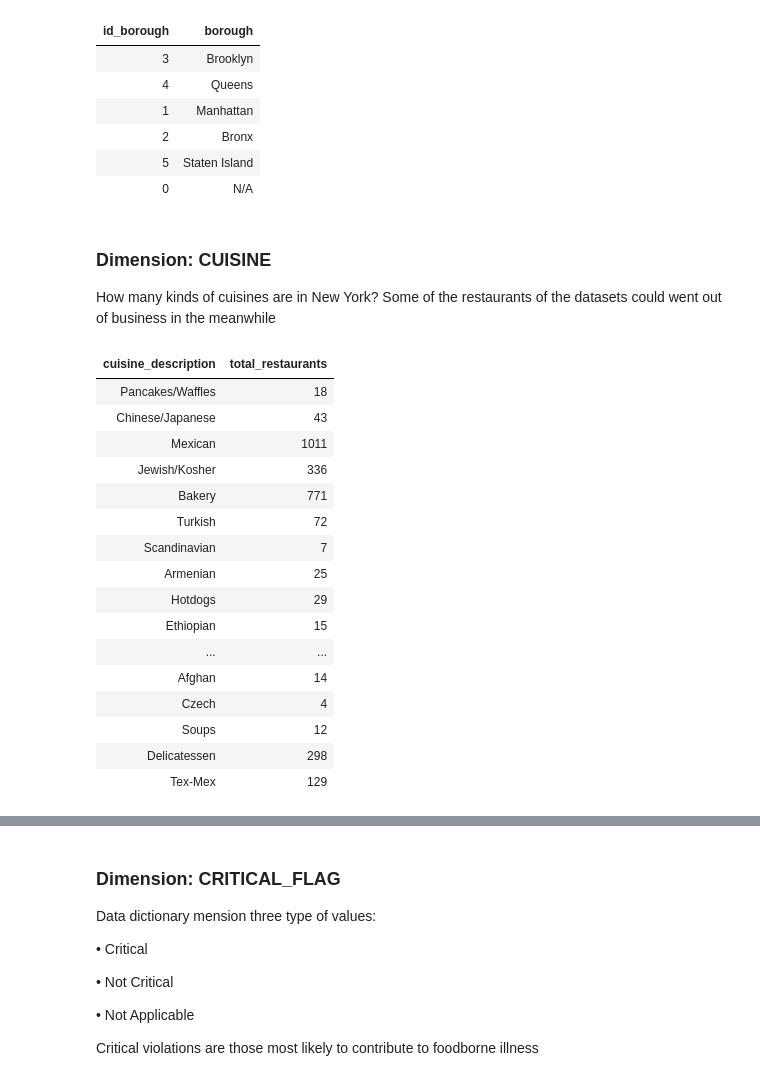
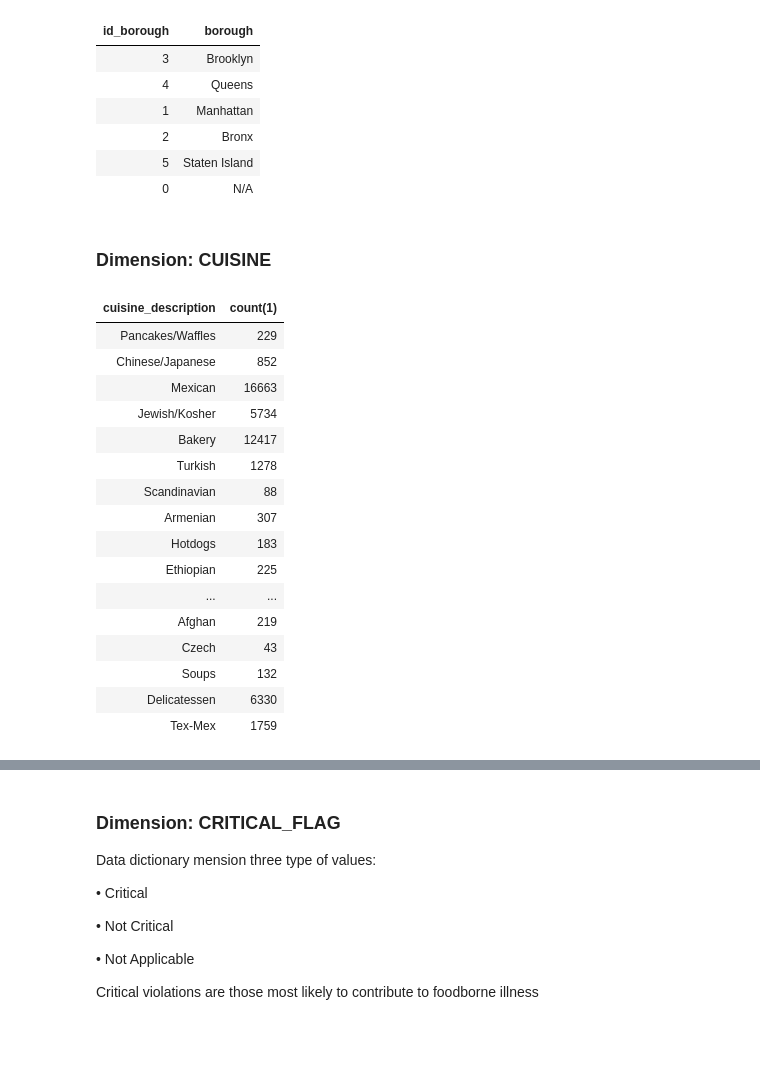
Before and after one commit to airaghidavide/NYCRestaurantsInspections, a Jupyter notebook: Restaurants_Inspections.ipynb, the cells around one changed output, grey strips where cells are left out. Drawn from its saved outputs; the diff is of its cells as text; code cells hidden in the pictures; blank space fills up the shorter version.

```diff
--- a/Restaurants_Inspections.ipynb
+++ b/Restaurants_Inspections.ipynb
@@ -149,32 +129,31 @@ display(dim_borough)
 | 2 | Bronx |
 | 5 | Staten Island |
 | 0 | N/A |
-# %% [markdown]
-### Dimension: CUISINE
-How many kinds of cuisines are in New York? Some of the restaurants of the datasets could went out of business in the meanwhile
+# %% [markdown]
+### Dimension: CUISINE
 # %%
 %sql
-select cuisine_description, count(distinct camis) as total_restaurants
+select cuisine_description, count(1)
 from nyc_restaurant_inspection_results
 group by cuisine_description
 # %% [output]
-| cuisine_description | total_restaurants |
-| Pancakes/Waffles | 18 |
-| Chinese/Japanese | 43 |
-| Mexican | 1011 |
-| Jewish/Kosher | 336 |
-| Bakery | 771 |
-| Turkish | 72 |
-| Scandinavian | 7 |
-| Armenian | 25 |
-| Hotdogs | 29 |
-| Ethiopian | 15 |
+| cuisine_description | count(1) |
+| Pancakes/Waffles | 229 |
+| Chinese/Japanese | 852 |
+| Mexican | 16663 |
+| Jewish/Kosher | 5734 |
+| Bakery | 12417 |
+| Turkish | 1278 |
+| Scandinavian | 88 |
+| Armenian | 307 |
+| Hotdogs | 183 |
+| Ethiopian | 225 |
 | ... | ... |
-| Afghan | 14 |
-| Czech | 4 |
-| Soups | 12 |
-| Delicatessen | 298 |
-| Tex-Mex | 129 |
+| Afghan | 219 |
+| Czech | 43 |
+| Soups | 132 |
+| Delicatessen | 6330 |
+| Tex-Mex | 1759 |
 # %%
 le = LabelEncoder()
 ds['id_cuisine'] = le.fit_transform(ds['cuisine_description'].values)
```
Also changed, not shown: parts of 48 cells of this notebook.
